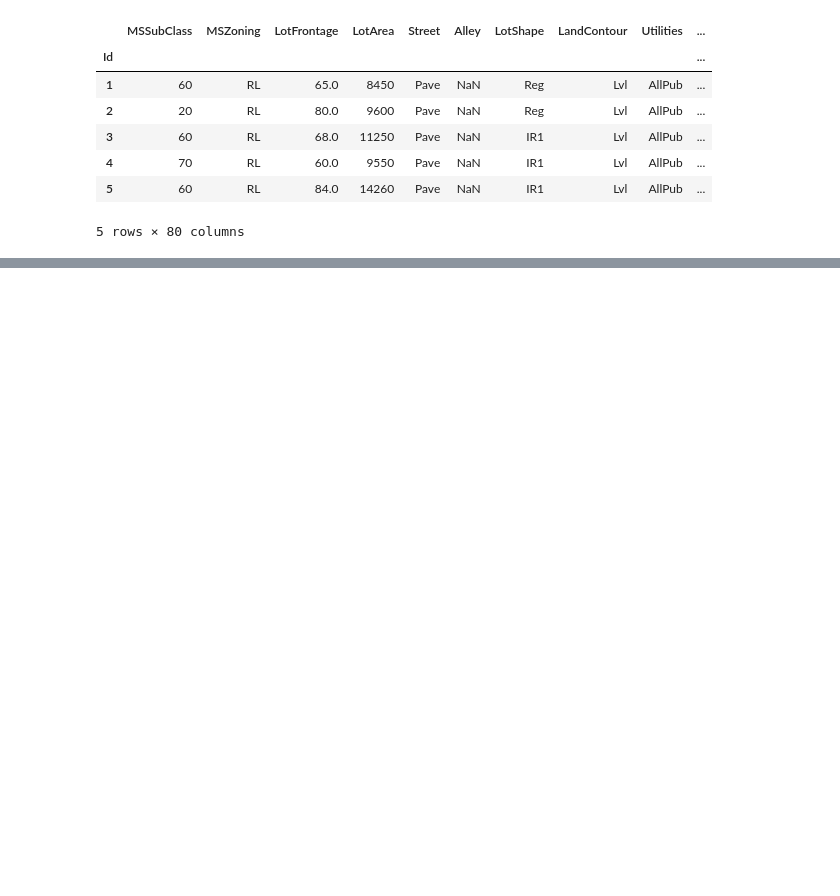
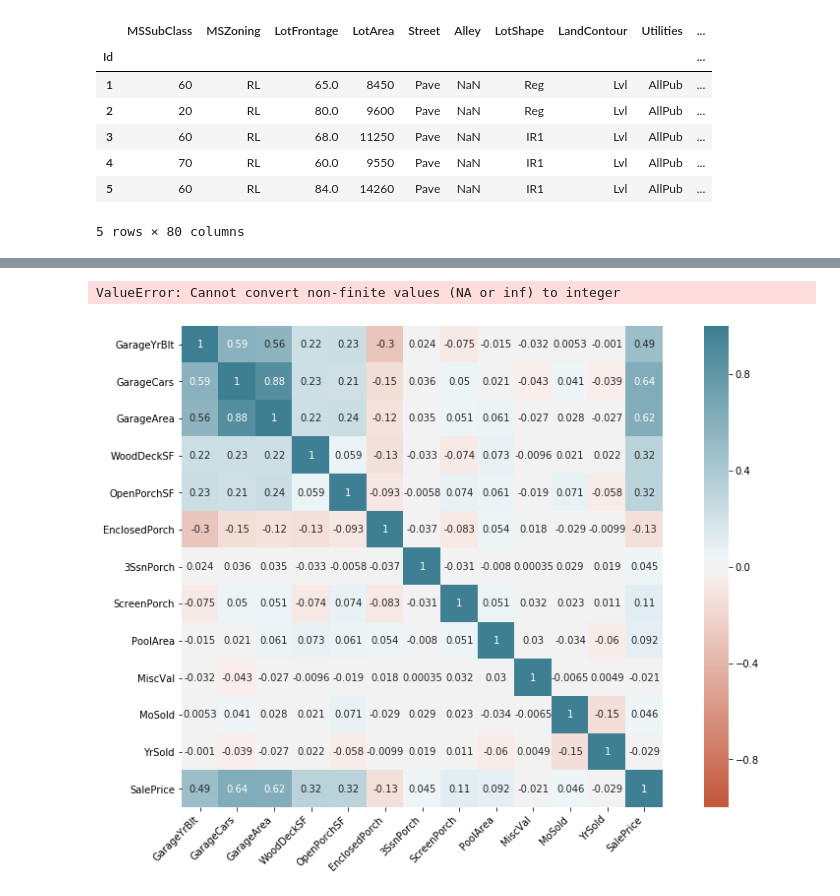
Before and after one commit to wonchankim97/House-Price-Prediction, a Jupyter notebook: preprocessing-WONCHAN.ipynb, the cells around one changed output, grey strips where cells are left out. Saved outputs shown, nothing was run; the diff lists cells and outputs as text; code cells hidden in the pictures; blank space fills up the shorter version.

```diff
--- a/preprocessing-WONCHAN.ipynb
+++ b/preprocessing-WONCHAN.ipynb
@@ -105,0 +103,15 @@ df1.describe()
+# %%
+# what to do with null values
+# GarageType = No
+# GarageYrBlt = May impute using house year built
+# GarageFinish = No
+# GarageQual = No
+# GarageCond = No
+# PoolQC = No
+# Fence = No
+# MiscFeature = No
+df_yr = df_w.loc[:,['GarageYrBlt']]
+df_rest = df_w.loc[:,df_w.columns != 'GarageYrBlt'].fillna(value='NA')
+df_w = df_yr.join(df_rest)
+
+# for the garage year built, the year is not present because there is no garage
@@ -105,0 +182,3 @@ df1.describe()
+# %%
+df_yrblt = df1.iloc[df_w[df_w.GarageYrBlt.isnull() == 1].loc[:,['GarageYrBlt']].index-1]
+df_yrblt.loc[:,['GarageYrBlt', 'YearBuilt']]
@@ -105,0 +249,2 @@ df1.describe()
+# %%
+df_w[df_w.GarageYrBlt.isnull() == 1]['GarageYrBlt'] = df_yrblt.loc[:,'YearBuilt'] + 5
@@ -105,0 +279,4 @@ df1.describe()
+# %%
+df_w = df_w.astype({'GarageYrBlt':int})
+# %% [output]
+ValueError: Cannot convert non-finite values (NA or inf) to integer
@@ -105,0 +297,17 @@ df1.describe()
+# %%
+corr = df_w.corr()
+plt.figure(figsize=(15, 9))
+ax = sns.heatmap(
+    corr,
+    vmin=-1, vmax=1, center=0,
+    cmap=sns.diverging_palette(20, 220, n=256),
+    square=True,
+    annot=True
+)
+ax.set_xticklabels(
+    ax.get_xticklabels(),
+    rotation=45,
+    horizontalalignment='right'
+);
+# %% [output]
+[figure, added]
```
Also changed, not shown: parts of 25 cells of this notebook.
